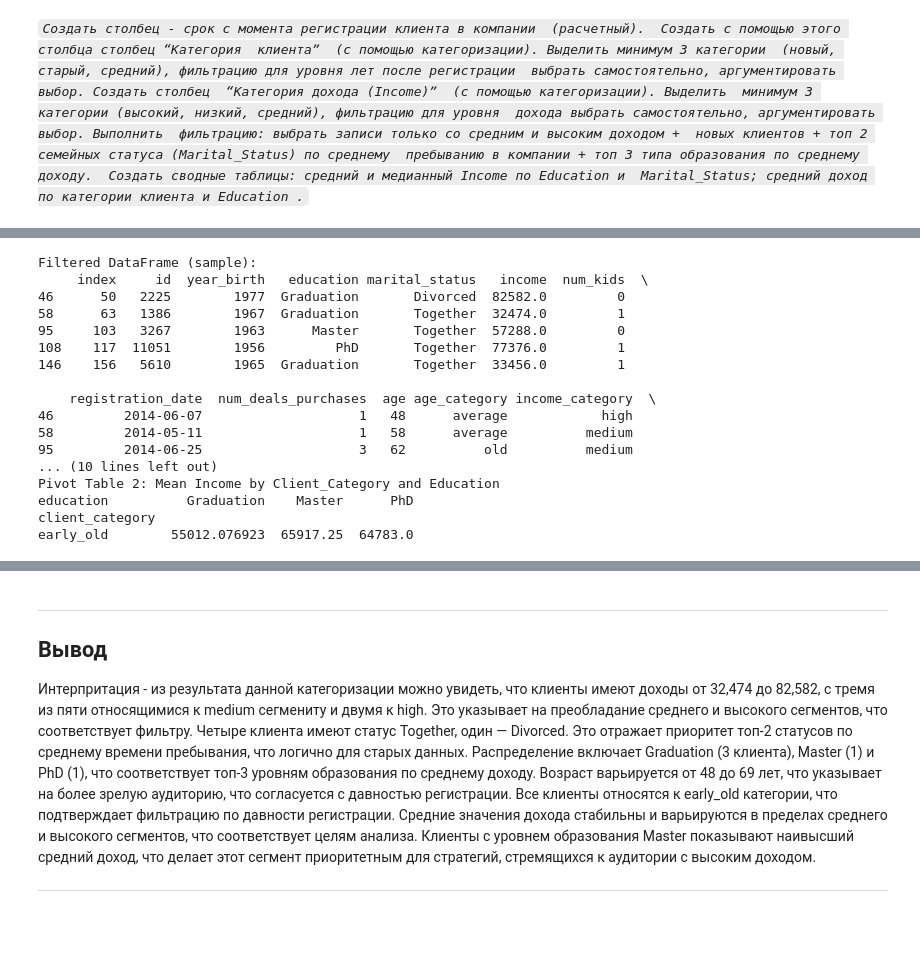
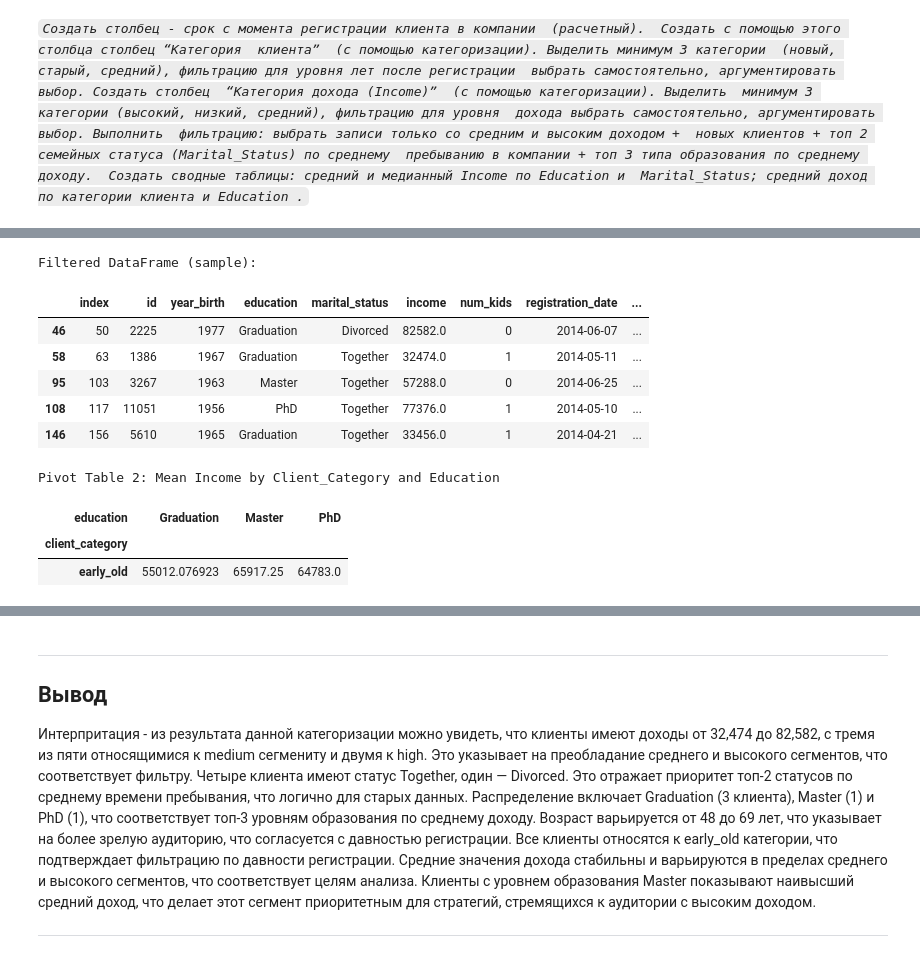
Before and after one commit to sunnerfuer/LR_1_DA, a Jupyter notebook: ЛР1_Дерябина_14.ipynb, the cells around one changed output, grey strips where cells are left out. Cells and saved outputs as stored; diff of their text form; code cells hidden in the pictures; blank space fills up the shorter version.

```diff
--- a/ЛР1_Дерябина_14.ipynb
+++ b/ЛР1_Дерябина_14.ipynb
@@ -564,48 +582,42 @@ df['income_category'] = pd.cut(df['income'], bins=bins_income, labels=labels_inc
 top_marital = df.groupby('marital_status', observed=True)['years_since_registration'].mean().nlargest(2).index
 top_education = df.groupby('education', observed=True)['income'].mean().nlargest(3).index
 filtered_df = df[(df['income_category'].isin(['medium', 'high'])) &
                  (df['client_category'] == 'early_old') & # замена 'new' на 'early_old'
                  (df['marital_status'].isin(top_marital)) &
                  (df['education'].isin(top_education))]
 
 pivot_edu_marital = pd.pivot_table(
     filtered_df,
     values='income',
     index='education',
     columns='marital_status',
     aggfunc=['mean', 'median'],
     fill_value=0,
     observed=True
 )
 pivot_client_edu = pd.pivot_table(
     filtered_df,
     values='income',
     index='client_category',
     columns='education',
     aggfunc='mean',
     fill_value=0,
     observed=True
 )
 
 print("Filtered DataFrame (sample):")
-print(filtered_df.head())
+display(filtered_df.head())
 print("\nPivot Table 2: Mean Income by Client_Category and Education")
-print(pivot_client_edu)
+display(pivot_client_edu)
 # %% [output]
 Filtered DataFrame (sample):
-     index     id  year_birth   education marital_status   income  num_kids  \
-46      50   2225        1977  Graduation       Divorced  82582.0         0
-58      63   1386        1967  Graduation       Together  32474.0         1
-95     103   3267        1963      Master       Together  57288.0         0
-108    117  11051        1956         PhD       Together  77376.0         1
-146    156   5610        1965  Graduation       Together  33456.0         1
-
-    registration_date  num_deals_purchases  age age_category income_category  \
-46         2014-06-07                    1   48      average            high
-58         2014-05-11                    1   58      average          medium
-95         2014-06-25                    3   62          old          medium
-... (10 lines left out)
-Pivot Table 2: Mean Income by Client_Category and Education
-education          Graduation    Master      PhD
-client_category
-early_old        55012.076923  65917.25  64783.0
+|  | index | id | year_birth | education | marital_status | income | num_kids | registration_date | ... |
+| 46 | 50 | 2225 | 1977 | Graduation | Divorced | 82582.0 | 0 | 2014-06-07 | ... |
+| 58 | 63 | 1386 | 1967 | Graduation | Together | 32474.0 | 1 | 2014-05-11 | ... |
+| 95 | 103 | 3267 | 1963 | Master | Together | 57288.0 | 0 | 2014-06-25 | ... |
+| 108 | 117 | 11051 | 1956 | PhD | Together | 77376.0 | 1 | 2014-05-10 | ... |
+| 146 | 156 | 5610 | 1965 | Graduation | Together | 33456.0 | 1 | 2014-04-21 | ... |
+Pivot Table 2: Mean Income by Client_Category and Education
+| education | Graduation | Master | PhD |
+| client_category |  |  |  |
+| early_old | 55012.076923 | 65917.25 | 64783.0 |
```
Also changed, not shown: parts of 11 cells of this notebook.
